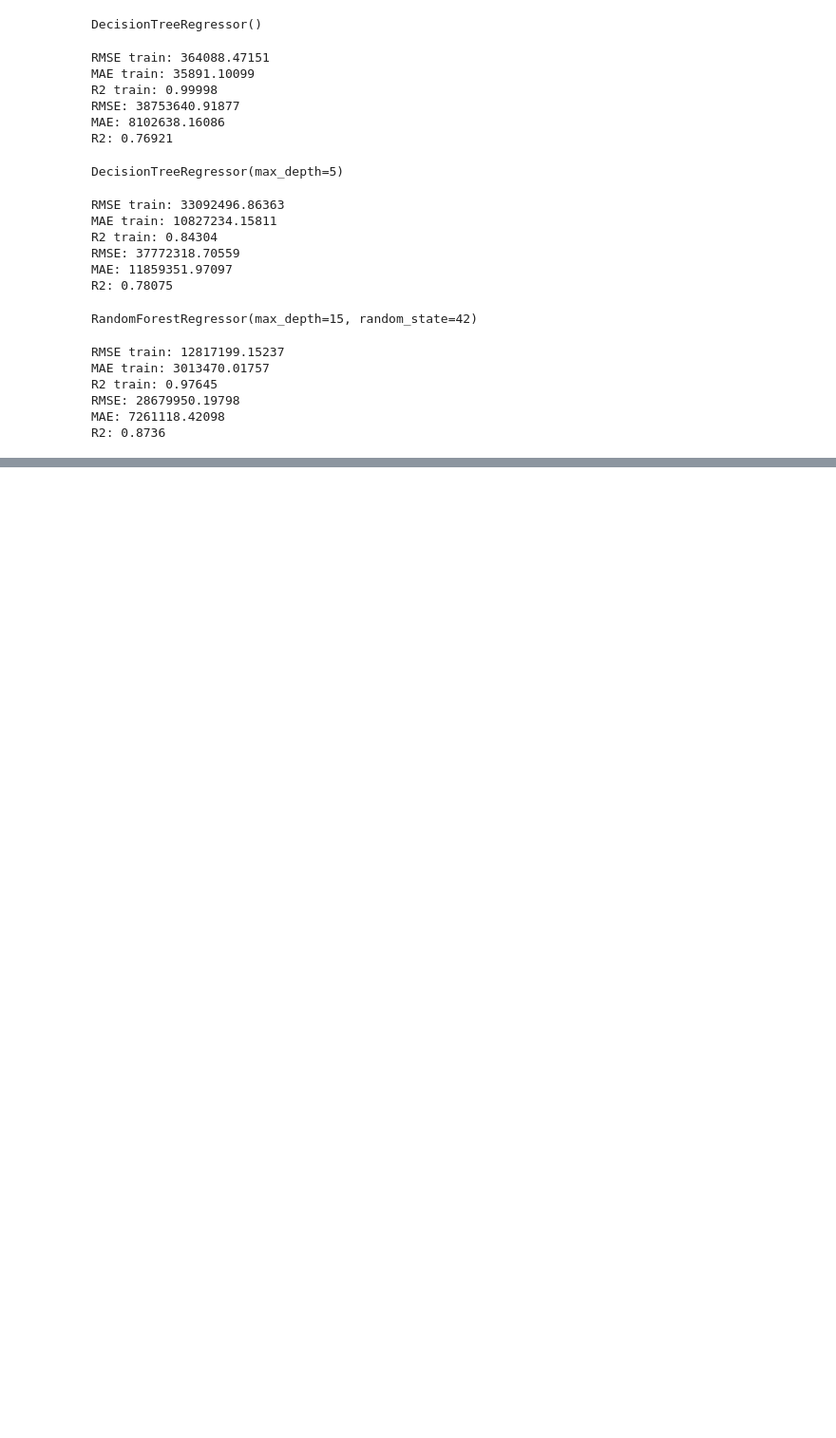
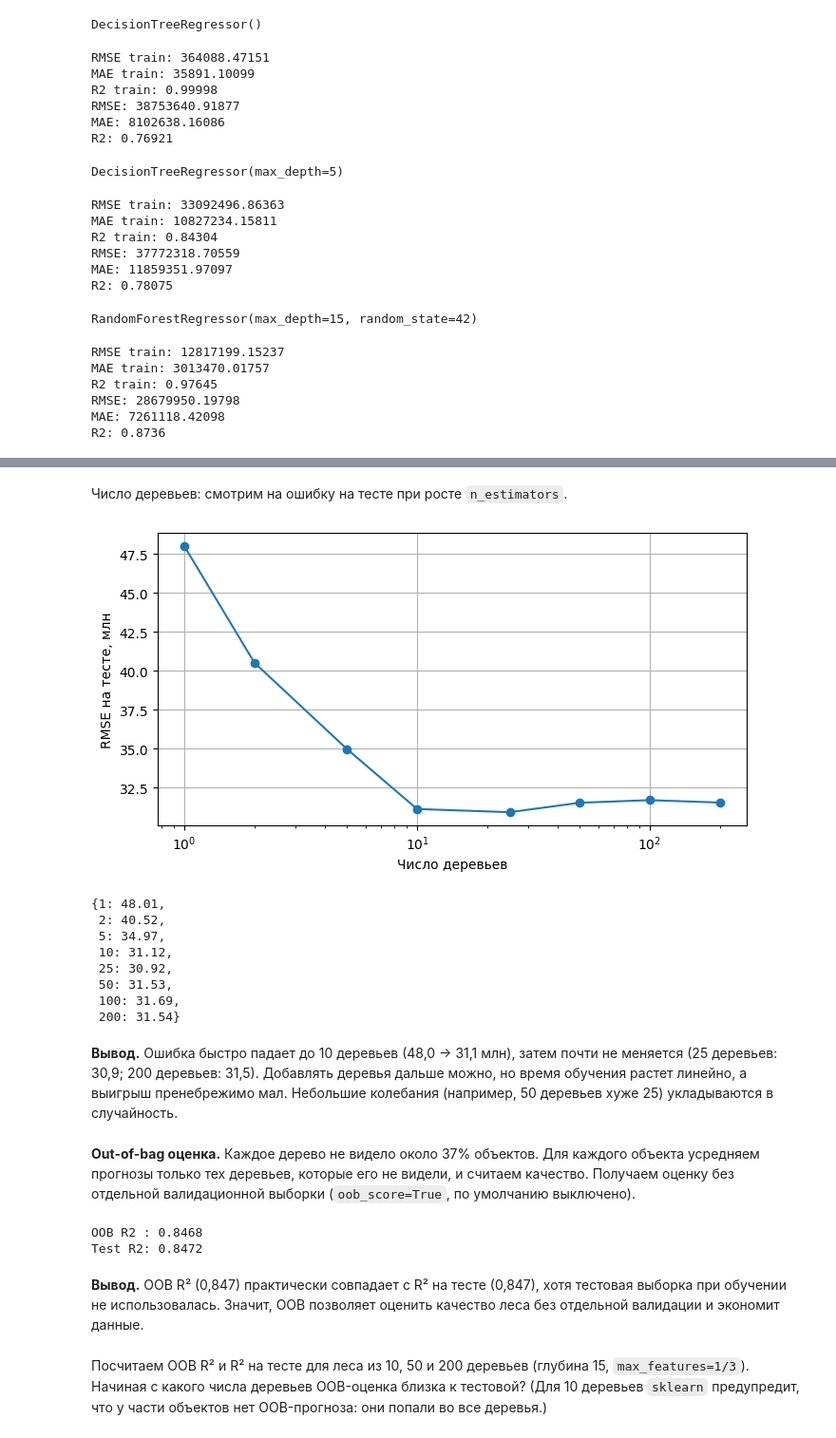
Before and after one commit to evgpat/ml_basics_course, a Jupyter notebook: lesson_09/09_Семинар_Ансамблевые_методы.ipynb, the cells around one changed output, grey strips where cells are left out. Shown at 95% size. Saved outputs shown, nothing was run; the diff lists cells and outputs as text; code cells hidden in the pictures; blank space fills up the shorter version.

```diff
--- a/lesson_09/09_Семинар_Ансамблевые_методы.ipynb
+++ b/lesson_09/09_Семинар_Ансамблевые_методы.ipynb
@@ -417,6 +269,9 @@ y = df_with_cat['Price']
 # %%
 train_x, test_x, train_y, test_y = train_test_split(X, y, test_size=0.25, random_state=42)
 # %%
+train_x = train_x.copy()
+test_x = test_x.copy()
+
 mean_enc = pd.concat([train_x, train_y], axis=1).groupby('Metro station')['Price'].mean()
 train_x['metro_m_enc'] = train_x['Metro station'].map(mean_enc)
 test_x['metro_m_enc'] = test_x['Metro station'].map(mean_enc)
@@ -585,0 +483,9 @@ grid_search = GridSearchCV(
+# %%
+rows = []
+for mf in [1.0, 0.5, 1 / 3, 0.2]:
+    m = RandomForestRegressor(random_state=42, max_depth=15, max_features=mf, n_jobs=-1).fit(train_x, train_y)
+    rows.append({'max_features': round(mf, 2),
+                 'R2 train': r2_score(train_y, m.predict(train_x)),
+                 'R2 test': r2_score(test_y, m.predict(test_x)),
+                 'RMSE test, млн': root_mean_squared_error(test_y, m.predict(test_x)) / 1e6})
+pd.DataFrame(rows)
@@ -585,0 +500,39 @@ grid_search = GridSearchCV(
+# %% [markdown]
+Число деревьев: смотрим на ошибку на тесте при росте `n_estimators`.
+# %%
+n_list = [1, 2, 5, 10, 25, 50, 100, 200]
+rmse_n = []
+for n_est in n_list:
+    m = RandomForestRegressor(n_estimators=n_est, random_state=42, max_depth=15, max_features=1 / 3, n_jobs=-1).fit(train_x, train_y)
+    rmse_n.append(root_mean_squared_error(test_y, m.predict(test_x)) / 1e6)
+plt.figure(figsize=(8, 4))
+plt.plot(n_list, rmse_n, marker='o')
+plt.xscale('log'); plt.xlabel('Число деревьев'); plt.ylabel('RMSE на тесте, млн'); plt.grid()
+plt.show()
+dict(zip(n_list, [round(float(v), 2) for v in rmse_n]))
+# %% [output]
+[figure, added]
+{1: 48.01,
+ 2: 40.52,
+ 5: 34.97,
+ 10: 31.12,
+ 25: 30.92,
+ 50: 31.53,
+ 100: 31.69,
+ 200: 31.54}
+# %% [markdown]
+**Вывод.** Ошибка быстро падает до 10 деревьев (48,0 → 31,1 млн), затем почти не меняется (25 деревьев: 30,9; 200 деревьев: 31,5). Добавлять деревья дальше можно, но время обучения растет линейно, а выигрыш пренебрежимо мал. Небольшие колебания (например, 50 деревьев хуже 25) укладываются в случайность.
+# %% [markdown]
+**Out-of-bag оценка.** Каждое дерево не видело около 37% объектов. Для каждого объекта усредняем прогнозы только тех деревьев, которые его не видели, и считаем качество. Получаем оценку без отдельной валидационной выборки (`oob_score=True`, по умолчанию выключено).
+# %%
+rf_oob = RandomForestRegressor(n_estimators=200, random_state=42, max_depth=15, max_features=1 / 3, oob_score=True, n_jobs=-1)
+rf_oob.fit(train_x, train_y)
+print('OOB R2 :', round(rf_oob.oob_score_, 4))
+print('Test R2:', round(r2_score(test_y, rf_oob.predict(test_x)), 4))
+# %% [output]
+OOB R2 : 0.8468
+Test R2: 0.8472
+# %% [markdown]
+**Вывод.** OOB R² (0,847) практически совпадает с R² на тесте (0,847), хотя тестовая выборка при обучении не использовалась. Значит, OOB позволяет оценить качество леса без отдельной валидации и экономит данные.
+# %% [markdown]
+Посчитаем OOB R² и R² на тесте для леса из 10, 50 и 200 деревьев (глубина 15, `max_features=1/3`). Начиная с какого числа деревьев OOB-оценка близка к тестовой? (Для 10 деревьев `sklearn` предупредит, что у части объектов нет OOB-прогноза: они попали во все деревья.)
```
Also changed, not shown: parts of 96 cells of this notebook, 2 other files.
